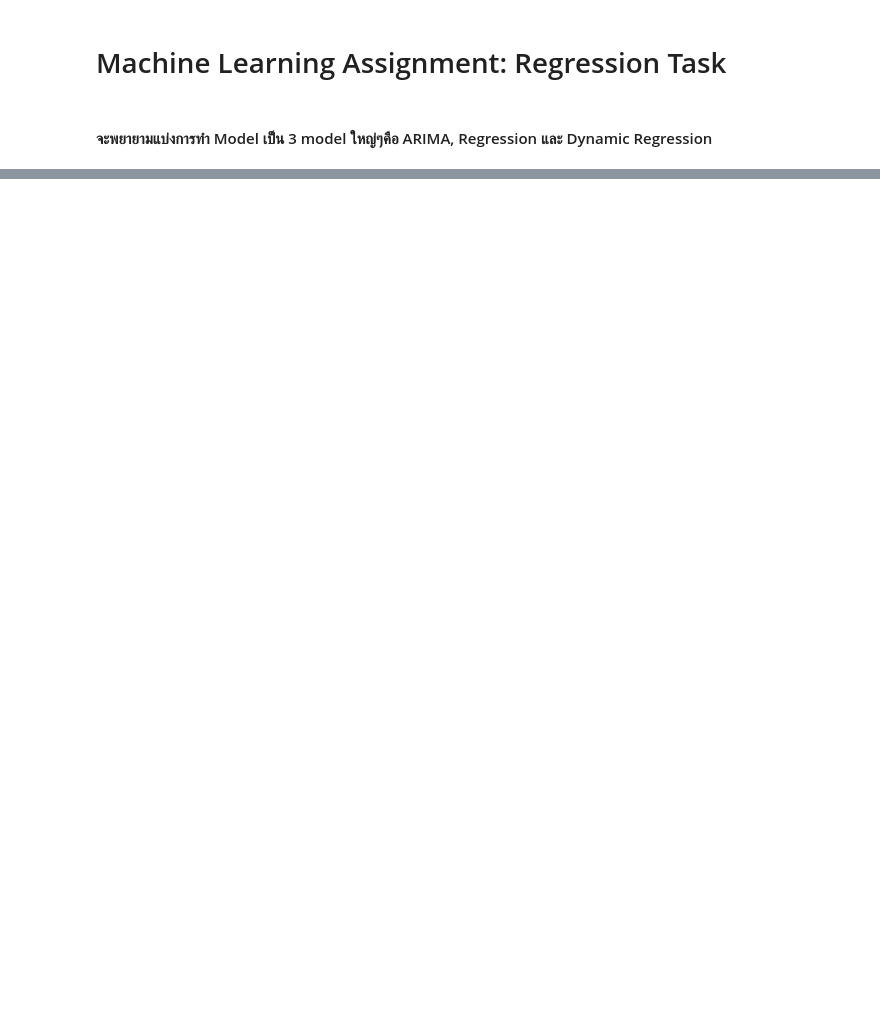
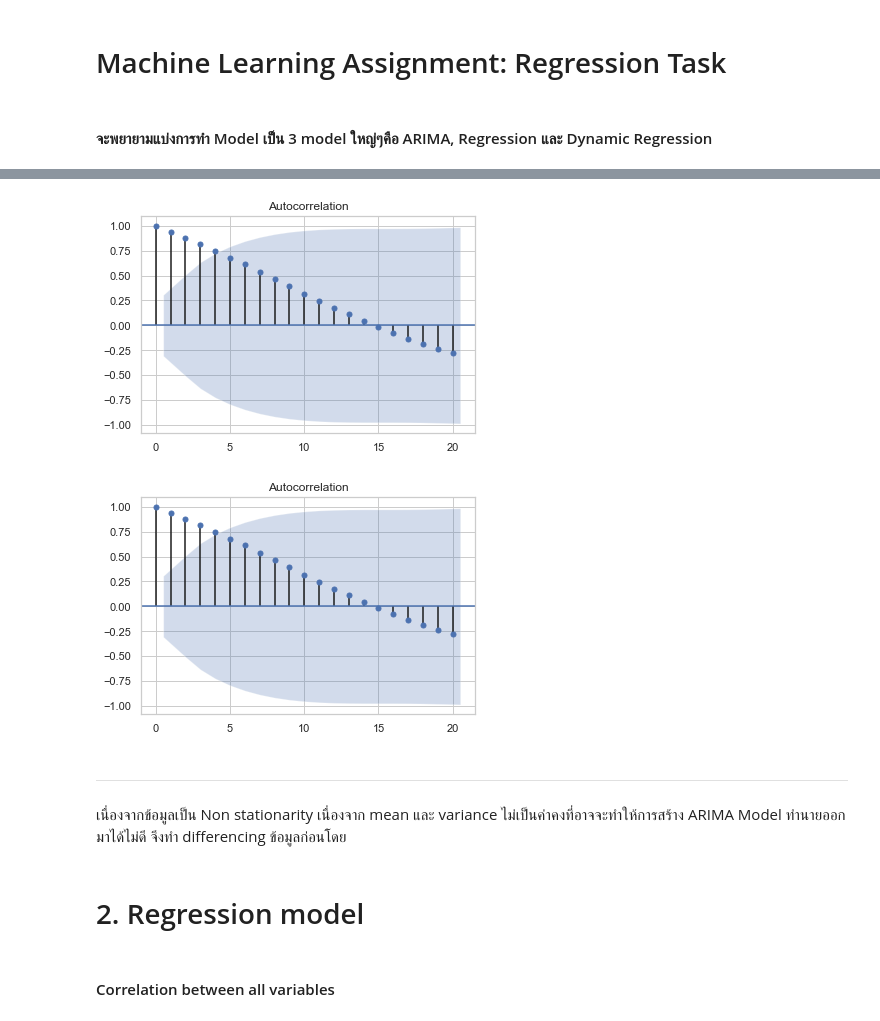
Before and after one commit to kate006naja/MachineLearningClassCode, a Jupyter notebook: project/Task2.ipynb, the cells around one changed output, grey strips where cells are left out. Saved outputs shown, nothing was run; the diff lists cells and outputs as text; code cells hidden in the pictures; blank space fills up the shorter version.

```diff
--- a/project/Task2.ipynb
+++ b/project/Task2.ipynb
@@ -25,0 +91,15 @@ df_mob = pd.read_csv('UK_mobility_results-20200503-152437.csv') # from bigquery-
+# %%
+# define only 20 lags for plot and 95 % confidence interval
+df_res_acf = acf(df_res)
+plot_acf(df_res_acf, lags = 20, alpha = 0.05)
+# %% [output]
+[figure, added]
+[figure, added]
+# %% [markdown]
+<hr>
+# %% [markdown]
+เนื่องจากข้อมูลเป็น Non stationarity เนื่องจาก mean และ variance ไม่เป็นค่าคงที่อาจจะทำให้การสร้าง ARIMA Model ทำนายออกมาได้ไม่ดี จึงทำ differencing ข้อมูลก่อนโดย
+# %% [markdown]
+# 2. Regression model
+# %% [markdown]
+#### Correlation between all variables
```
Also changed, not shown: parts of 21 cells of this notebook.
